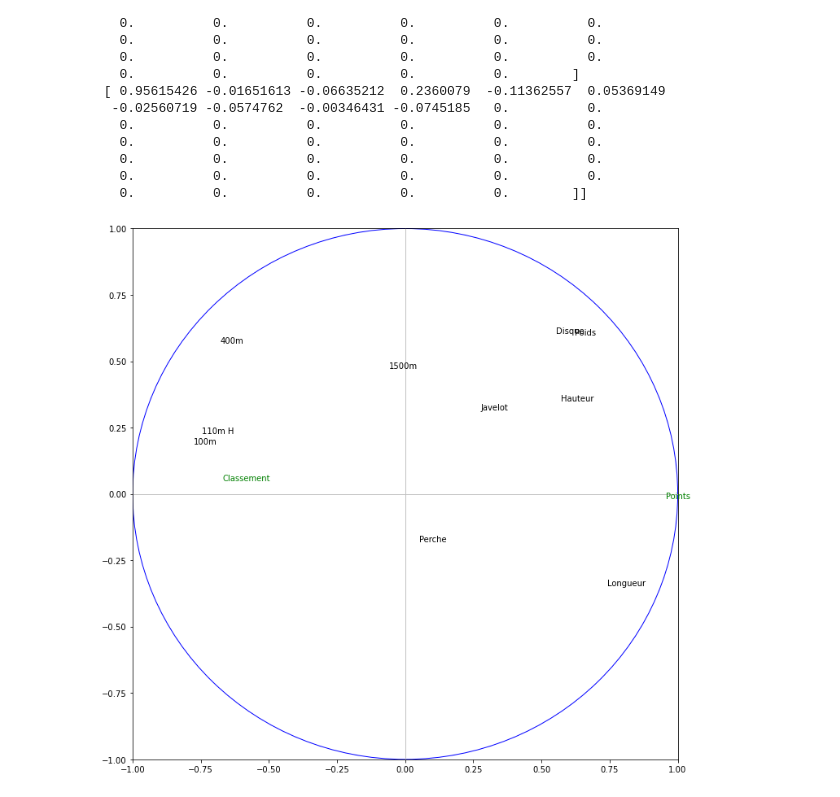
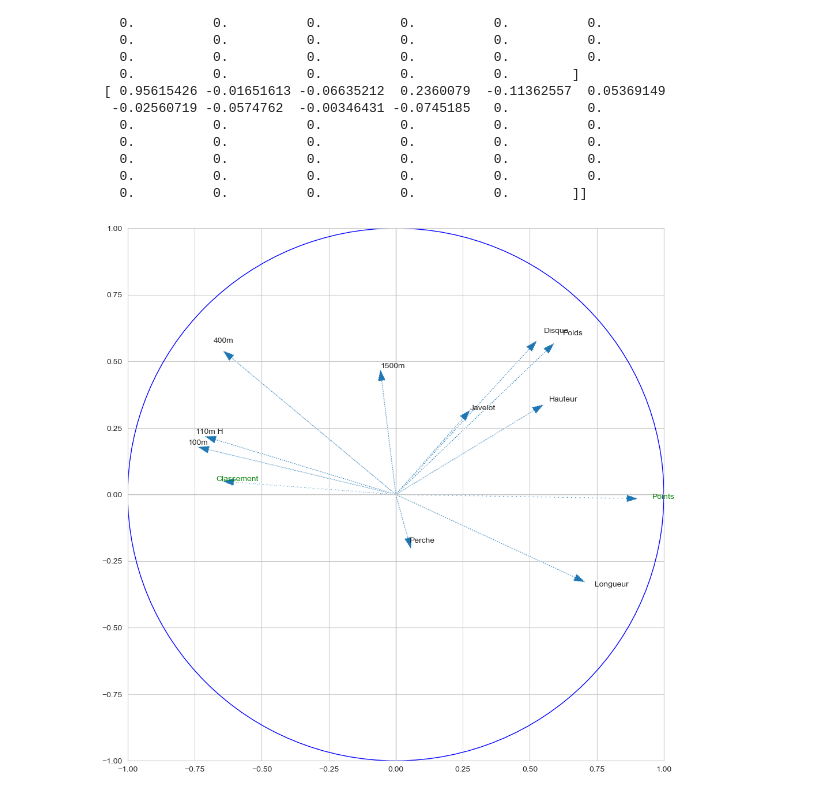
Before and after one commit to pbellot/FormationPANDAS, a Jupyter notebook: ACP_Decathlon.ipynb, the cells around one changed output. Drawn from its saved outputs; the diff is of its cells as text; code cells hidden in the pictures.

```diff
--- a/ACP_Decathlon.ipynb
+++ b/ACP_Decathlon.ipynb
@@ -350,6 +360,7 @@ axes.set_xlim(-1,1)
 axes.set_ylim(-1,1)
 for j in range(st.shape[1]):
     plt.annotate(df.columns[j],(correlationsVariables[j,0],correlationsVariables[j,1]))
+    plt.arrow(0,0,correlationsVariables[j,0]*0.9,correlationsVariables[j,1]*0.9, linestyle=':', capstyle="round", width=0.003, head_width=0.03)
 plt.plot([-1,1],[0,0],color='silver',linestyle='-',linewidth=1)
 plt.plot([0,0],[-1,1],color='silver',linestyle='-',linewidth=1)
 cercle = plt.Circle((0,0),1,color='blue',fill=False)
@@ -429,15 +440,17 @@ print(correlationsSupp)
 # %%
 fig, axes = plt.subplots(figsize=(12,12))
 axes.set_xlim(-1,1)
 axes.set_ylim(-1,1)
 for j in range(st.shape[1]):
     plt.annotate(df.columns[j],(correlationsVariables[j,0],correlationsVariables[j,1]))
+    plt.arrow(0,0,correlationsVariables[j,0]*0.9,correlationsVariables[j,1]*0.9, linestyle=':', capstyle="round", width=0.003, head_width=0.03)
 for j in range(varS.shape[1]):
     plt.annotate(variablesSupp.columns[j],(correlationsSupp[j,0],correlationsSupp[j,1]),color='g')
+    plt.arrow(0,0,correlationsSupp[j,0]*0.9,correlationsSupp[j,1]*0.9, linestyle='--', capstyle="round", width=0.003, head_width=0.03)
 plt.plot([-1,1],[0,0],color='silver',linestyle='-',linewidth=1)
 plt.plot([0,0],[-1,1],color='silver',linestyle='-',linewidth=1)
 cercle = plt.Circle((0,0),1,color='blue',fill=False)
 axes.add_artist(cercle)
 plt.show()
 # %% [output]
-[figure, old version]
+[figure, new version]
```
Also changed, not shown: parts of 8 cells of this notebook.
